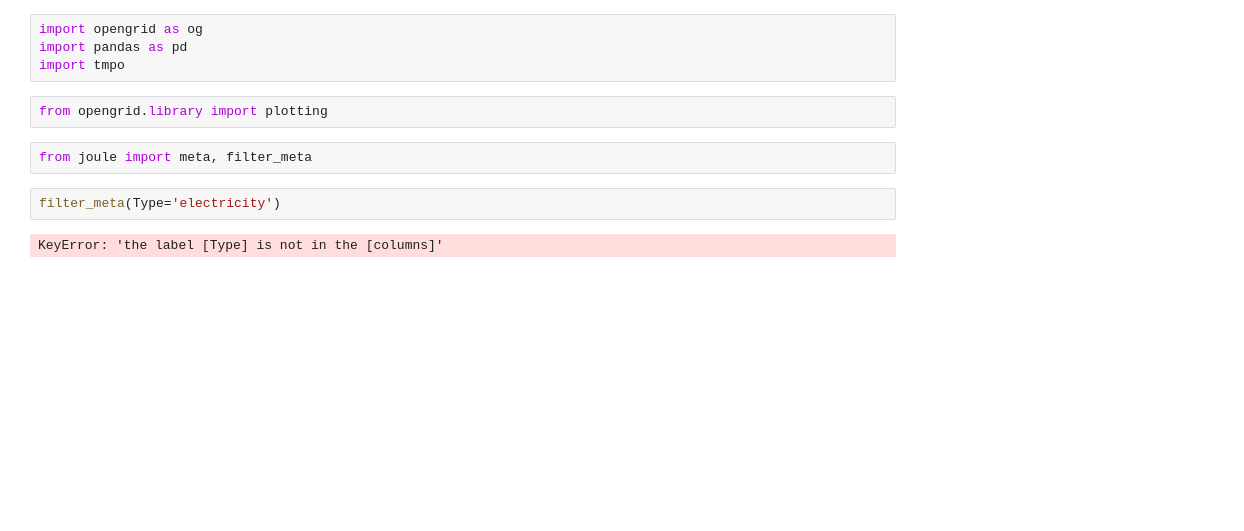
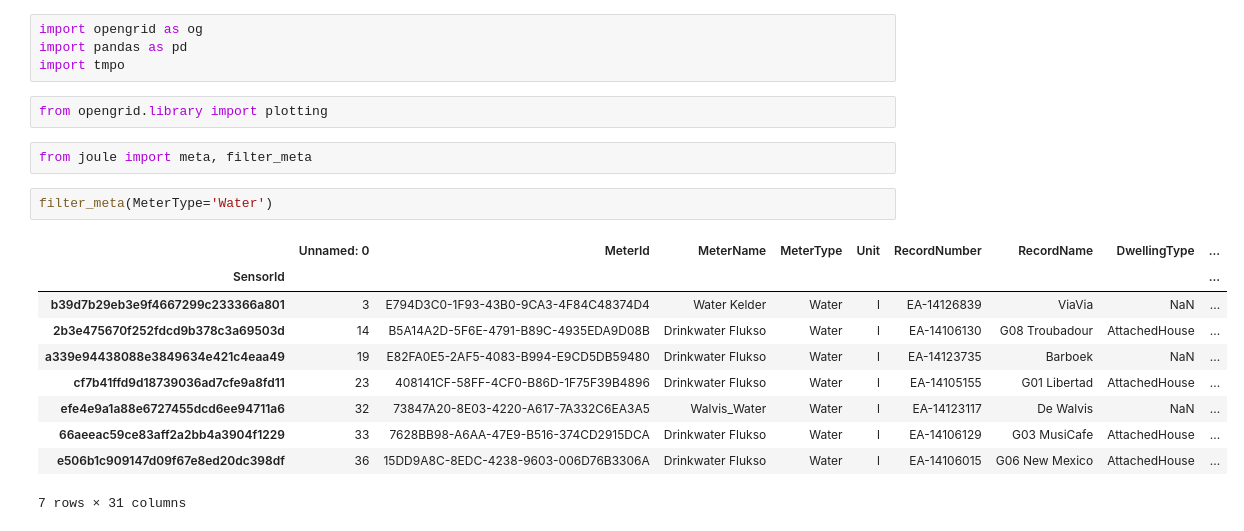
Before and after one commit to saroele/jouleboulevard, a Jupyter notebook: tests.ipynb, the cells around one changed output. Saved outputs shown, nothing was run; the diff lists cells and outputs as text; blank space fills up the shorter version.

```diff
--- a/tests.ipynb
+++ b/tests.ipynb
@@ -6,10 +6,19 @@ import tmpo
 from opengrid.library import plotting
 # %%
 from joule import meta, filter_meta
-# %%
-filter_meta(Type='electricity')
-# %% [output]
-KeyError: 'the label [Type] is not in the [columns]'
+# %%
+filter_meta(MeterType='Water')
+# %% [output]
+|  | Unnamed: 0 | MeterId | MeterName | MeterType | Unit | RecordNumber | RecordName | DwellingType | ... |
+| SensorId |  |  |  |  |  |  |  |  | ... |
+| b39d7b29eb3e9f4667299c233366a801 | 3 | E794D3C0-1F93-43B0-9CA3-4F84C48374D4 | Water Kelder | Water | l | EA-14126839 | ViaVia | NaN | ... |
+| 2b3e475670f252fdcd9b378c3a69503d | 14 | B5A14A2D-5F6E-4791-B89C-4935EDA9D08B | Drinkwater Flukso | Water | l | EA-14106130 | G08 Troubadour | AttachedHouse | ... |
+| a339e94438088e3849634e421c4eaa49 | 19 | E82FA0E5-2AF5-4083-B994-E9CD5DB59480 | Drinkwater Flukso | Water | l | EA-14123735 | Barboek | NaN | ... |
+| cf7b41ffd9d18739036ad7cfe9a8fd11 | 23 | 408141CF-58FF-4CF0-B86D-1F75F39B4896 | Drinkwater Flukso | Water | l | EA-14105155 | G01 Libertad | AttachedHouse | ... |
+| efe4e9a1a88e6727455dcd6ee94711a6 | 32 | 73847A20-8E03-4220-A617-7A332C6EA3A5 | Walvis_Water | Water | l | EA-14123117 | De Walvis | NaN | ... |
+| 66aeeac59ce83aff2a2bb4a3904f1229 | 33 | 7628BB98-A6AA-47E9-B516-374CD2915DCA | Drinkwater Flukso | Water | l | EA-14106129 | G03 MusiCafe | AttachedHouse | ... |
+| e506b1c909147d09f67e8ed20dc398df | 36 | 15DD9A8C-8EDC-4238-9603-006D76B3306A | Drinkwater Flukso | Water | l | EA-14106015 | G06 New Mexico | AttachedHouse | ... |
+7 rows × 31 columns
 # %%
 meta.head()
 # %% [output]
```
Also changed, not shown: parts of 1 cell of this notebook, 2 other files.
